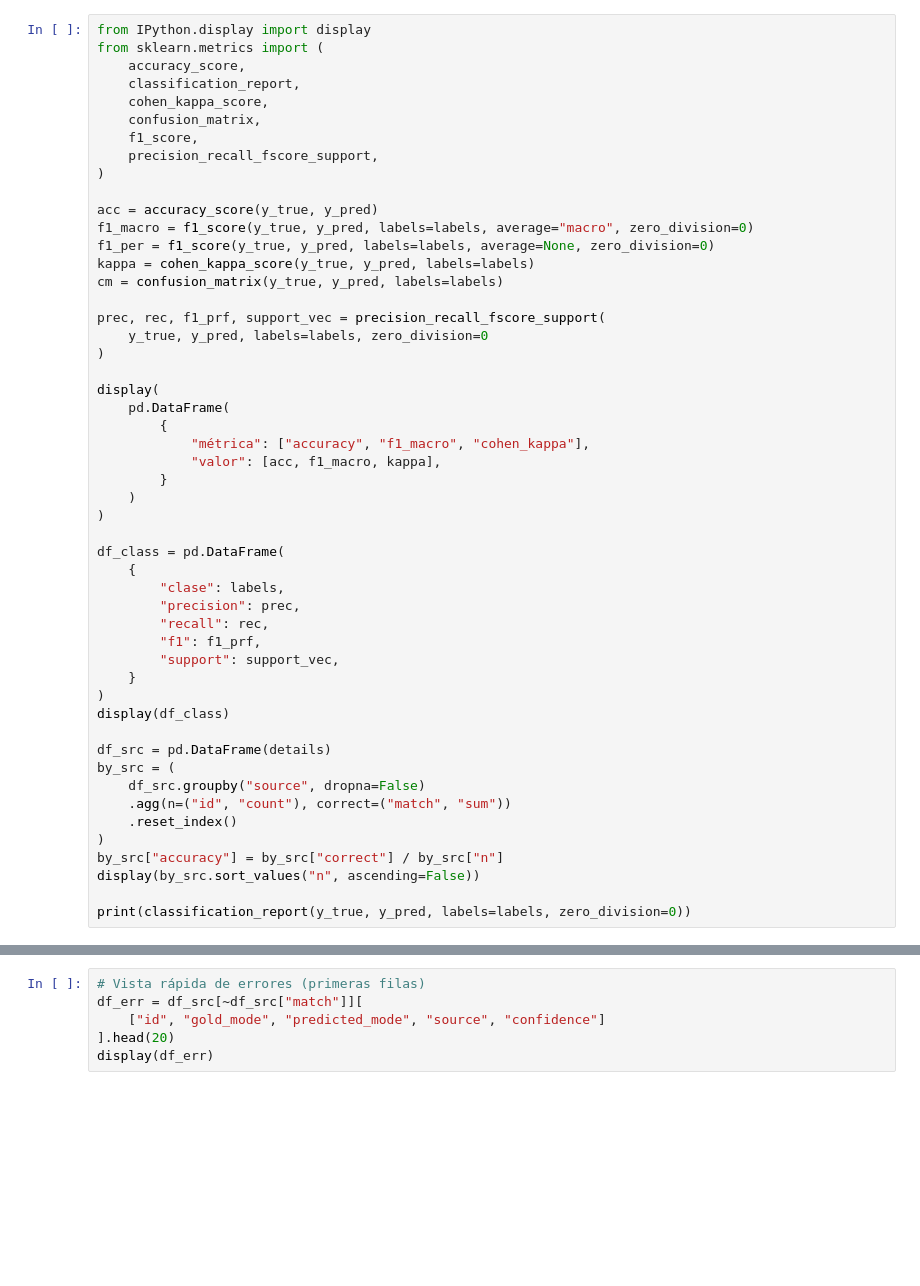
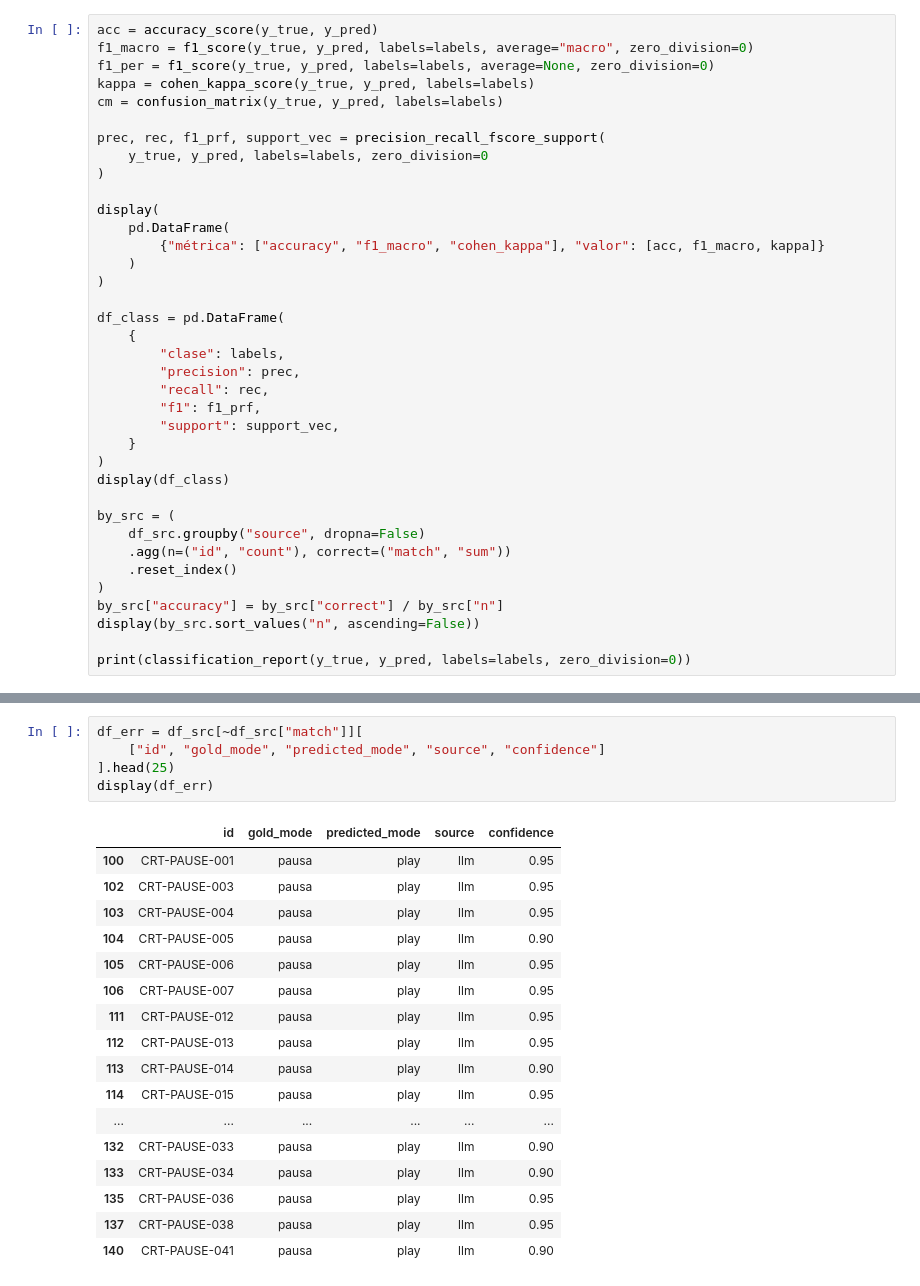
Before and after one commit to jpenalozay/tesis2, a Jupyter notebook: notebooks/eval_early_gate_vs_gold.ipynb, the cells around one changed output, grey strips where cells are left out. Saved outputs shown, nothing was run; the diff lists cells and outputs as text; blank space fills up the shorter version.

```diff
--- a/notebooks/eval_early_gate_vs_gold.ipynb
+++ b/notebooks/eval_early_gate_vs_gold.ipynb
@@ -108,14 +58,4 @@ print(f"Tiempo total: {elapsed:.1f} s ({len(rows)} casos)")
 # %%
-from IPython.display import display
-from sklearn.metrics import (
-    accuracy_score,
-    classification_report,
-    cohen_kappa_score,
-    confusion_matrix,
-    f1_score,
-    precision_recall_fscore_support,
-)
-
 acc = accuracy_score(y_true, y_pred)
 f1_macro = f1_score(y_true, y_pred, labels=labels, average="macro", zero_division=0)
 f1_per = f1_score(y_true, y_pred, labels=labels, average=None, zero_division=0)
@@ -128,10 +68,7 @@ prec, rec, f1_prf, support_vec = precision_recall_fscore_support(
 
 display(
     pd.DataFrame(
-        {
-            "métrica": ["accuracy", "f1_macro", "cohen_kappa"],
-            "valor": [acc, f1_macro, kappa],
-        }
+        {"métrica": ["accuracy", "f1_macro", "cohen_kappa"], "valor": [acc, f1_macro, kappa]}
     )
 )
 
@@ -146,7 +83,6 @@ df_class = pd.DataFrame(
 )
 display(df_class)
 
-df_src = pd.DataFrame(details)
 by_src = (
     df_src.groupby("source", dropna=False)
     .agg(n=("id", "count"), correct=("match", "sum"))
@@ -213,6 +149,23 @@ plt.show()
 # %%
-# Vista rápida de errores (primeras filas)
 df_err = df_src[~df_src["match"]][
     ["id", "gold_mode", "predicted_mode", "source", "confidence"]
-].head(20)
+].head(25)
 display(df_err)
+# %% [output]
+|  | id | gold_mode | predicted_mode | source | confidence |
+| 100 | CRT-PAUSE-001 | pausa | play | llm | 0.95 |
+| 102 | CRT-PAUSE-003 | pausa | play | llm | 0.95 |
+| 103 | CRT-PAUSE-004 | pausa | play | llm | 0.95 |
+| 104 | CRT-PAUSE-005 | pausa | play | llm | 0.90 |
+| 105 | CRT-PAUSE-006 | pausa | play | llm | 0.95 |
+| 106 | CRT-PAUSE-007 | pausa | play | llm | 0.95 |
+| 111 | CRT-PAUSE-012 | pausa | play | llm | 0.95 |
+| 112 | CRT-PAUSE-013 | pausa | play | llm | 0.95 |
+| 113 | CRT-PAUSE-014 | pausa | play | llm | 0.90 |
+| 114 | CRT-PAUSE-015 | pausa | play | llm | 0.95 |
+| ... | ... | ... | ... | ... | ... |
+| 132 | CRT-PAUSE-033 | pausa | play | llm | 0.90 |
+| 133 | CRT-PAUSE-034 | pausa | play | llm | 0.90 |
+| 135 | CRT-PAUSE-036 | pausa | play | llm | 0.95 |
+| 137 | CRT-PAUSE-038 | pausa | play | llm | 0.95 |
+| 140 | CRT-PAUSE-041 | pausa | play | llm | 0.90 |
```
Also changed, not shown: parts of 8 cells of this notebook, 8 other files.
